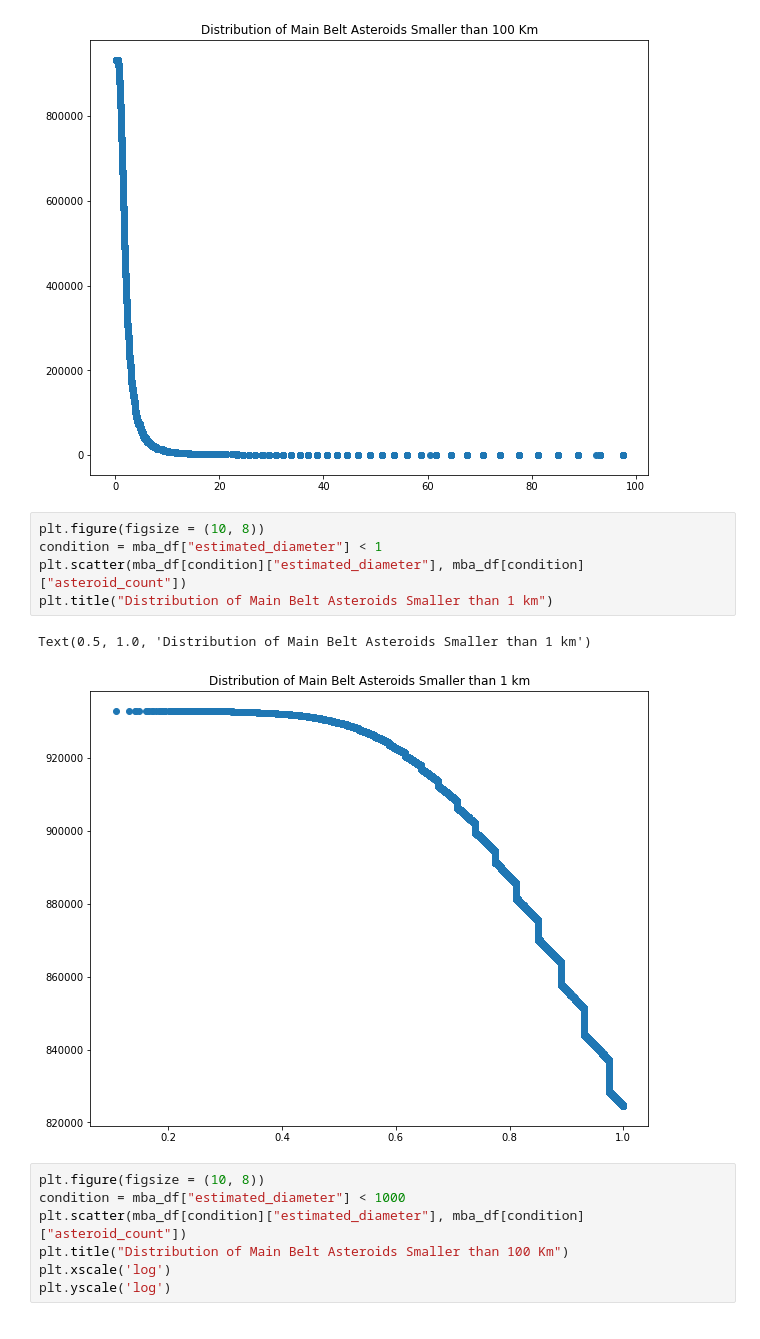
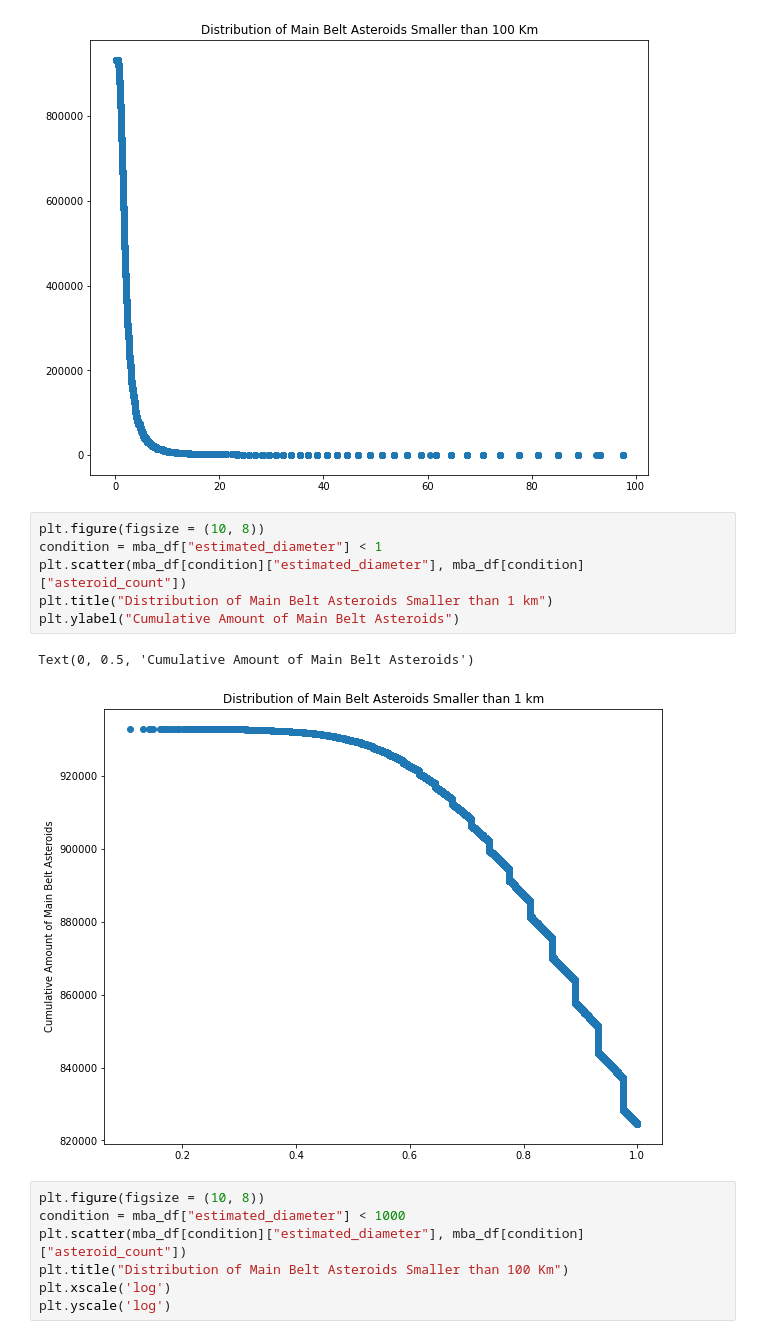
Before and after one commit to codebobaa/AsteroidModel, a Jupyter notebook: Asteroid_Project_Recap.ipynb, the cells around one changed output. Cells and saved outputs as stored; diff of their text form.

```diff
--- a/Asteroid_Project_Recap.ipynb
+++ b/Asteroid_Project_Recap.ipynb
@@ -561,11 +561,12 @@ Text(0.5, 1.0, 'Distribution of Main Belt Asteroids Smaller than 100 Km')
 # %%
 plt.figure(figsize = (10, 8))
 condition = mba_df["estimated_diameter"] < 1
 plt.scatter(mba_df[condition]["estimated_diameter"], mba_df[condition]["asteroid_count"])
 plt.title("Distribution of Main Belt Asteroids Smaller than 1 km")
+plt.ylabel("Cumulative Amount of Main Belt Asteroids")
 # %% [output]
-Text(0.5, 1.0, 'Distribution of Main Belt Asteroids Smaller than 1 km')
+Text(0, 0.5, 'Cumulative Amount of Main Belt Asteroids')
-[figure, old version]
+[figure, new version]
 # %%
 plt.figure(figsize = (10, 8))
 condition = mba_df["estimated_diameter"] < 1000
```
Also changed, not shown: parts of 1 cell of this notebook.
